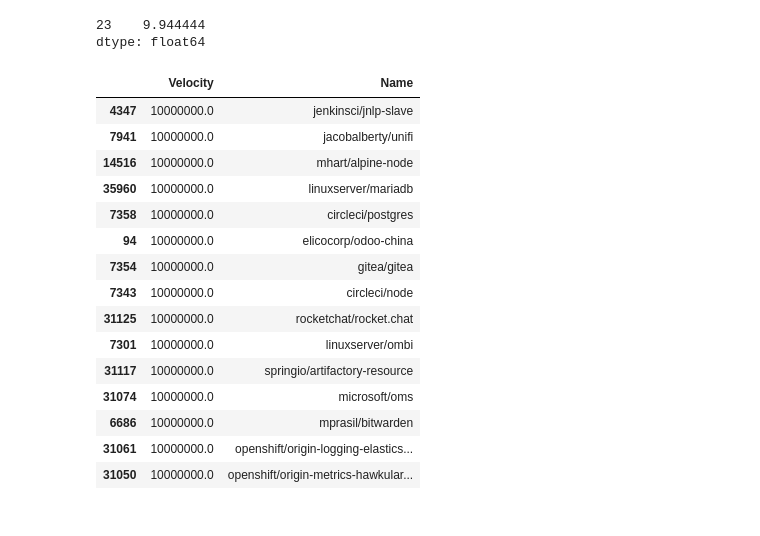
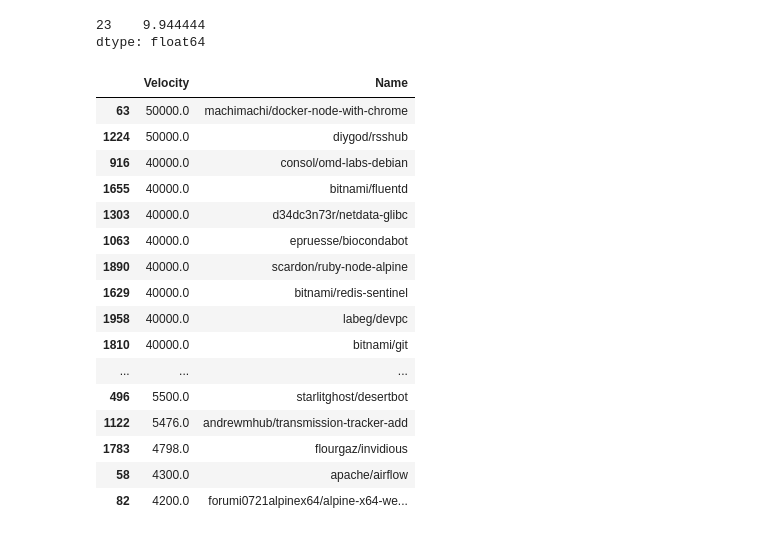
Before and after one commit to cshubhamrao/docker-hub-data, a Jupyter notebook: scripts/analytics.ipynb, the cells around one changed output. Cells and saved outputs as stored; diff of their text form; code cells hidden in the pictures.

```diff
--- a/scripts/analytics.ipynb
+++ b/scripts/analytics.ipynb
@@ -100,30 +100,38 @@ velocity('legacysurvey/legacypipe',138,156)
 [interactive output not drawn]
 23    9.944444
 dtype: float64
+# %%
+dfx=pd.read_json('dumped.json')
 # %%
-def most_trending(start,end):
-    start=' '+str(start)
-    end=' '+str(end)
-    z=pd.DataFrame(df[end]-df[start],columns=['Velocity'])
-    z['Name']=df['name']
+def most_trending():
+    delta=[]
+    for i in range(len(dfx)):
+        u=dfx['data'][i][0]
+        v=dfx['data'][i][-1]
+        delta.append(v-u)
+    z=pd.DataFrame(delta,columns=['Velocity'])
+    z['Name']=dfx['name']
     z=z.sort_values(by=['Velocity'],ascending=False)
     return z
-# %%
-most_trending(123,156).head(15)
-# %% [output]
-|  | Velocity | Name |
-| 4347 | 10000000.0 | jenkinsci/jnlp-slave |
-| 7941 | 10000000.0 | jacobalberty/unifi |
-| 14516 | 10000000.0 | mhart/alpine-node |
-| 35960 | 10000000.0 | linuxserver/mariadb |
-| 7358 | 10000000.0 | circleci/postgres |
-| 94 | 10000000.0 | elicocorp/odoo-china |
-| 7354 | 10000000.0 | gitea/gitea |
-| 7343 | 10000000.0 | circleci/node |
-| 31125 | 10000000.0 | rocketchat/rocket.chat |
-| 7301 | 10000000.0 | linuxserver/ombi |
-| 31117 | 10000000.0 | springio/artifactory-resource |
-| 31074 | 10000000.0 | microsoft/oms |
-| 6686 | 10000000.0 | mprasil/bitwarden |
-| 31061 | 10000000.0 | openshift/origin-logging-elastics... |
-| 31050 | 10000000.0 | openshift/origin-metrics-hawkular... |
+# %%
+bar=most_trending().iloc[20:40]
+# %%
+bar
+# %% [output]
+|  | Velocity | Name |
+| 63 | 50000.0 | machimachi/docker-node-with-chrome |
+| 1224 | 50000.0 | diygod/rsshub |
+| 916 | 40000.0 | consol/omd-labs-debian |
+| 1655 | 40000.0 | bitnami/fluentd |
+| 1303 | 40000.0 | d34dc3n73r/netdata-glibc |
+| 1063 | 40000.0 | epruesse/biocondabot |
+| 1890 | 40000.0 | scardon/ruby-node-alpine |
+| 1629 | 40000.0 | bitnami/redis-sentinel |
+| 1958 | 40000.0 | labeg/devpc |
+| 1810 | 40000.0 | bitnami/git |
+| ... | ... | ... |
+| 496 | 5500.0 | starlitghost/desertbot |
+| 1122 | 5476.0 | andrewmhub/transmission-tracker-add |
+| 1783 | 4798.0 | flourgaz/invidious |
+| 58 | 4300.0 | apache/airflow |
+| 82 | 4200.0 | forumi0721alpinex64/alpine-x64-we... |
```
Also changed, not shown: parts of 1 cell of this notebook.
